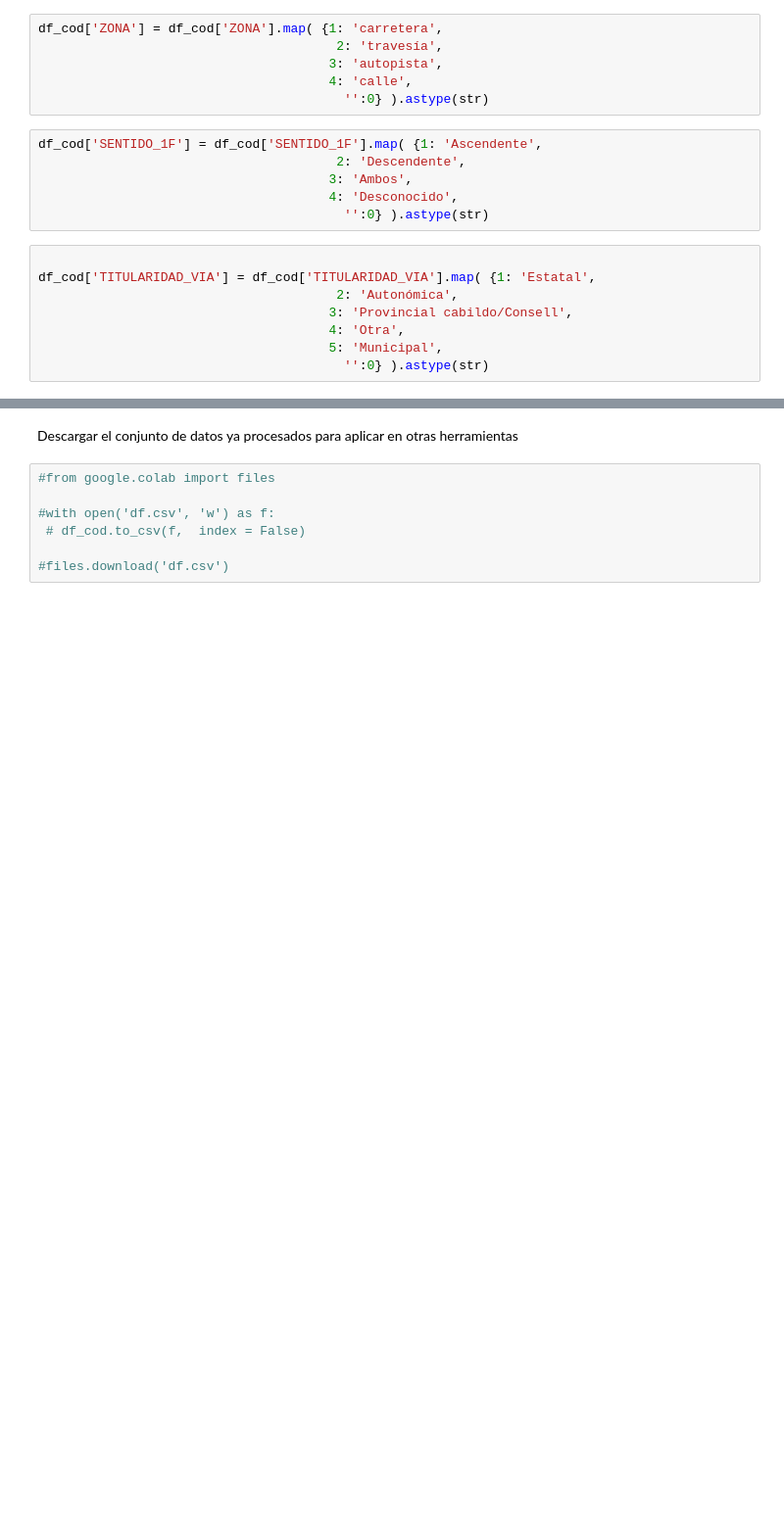
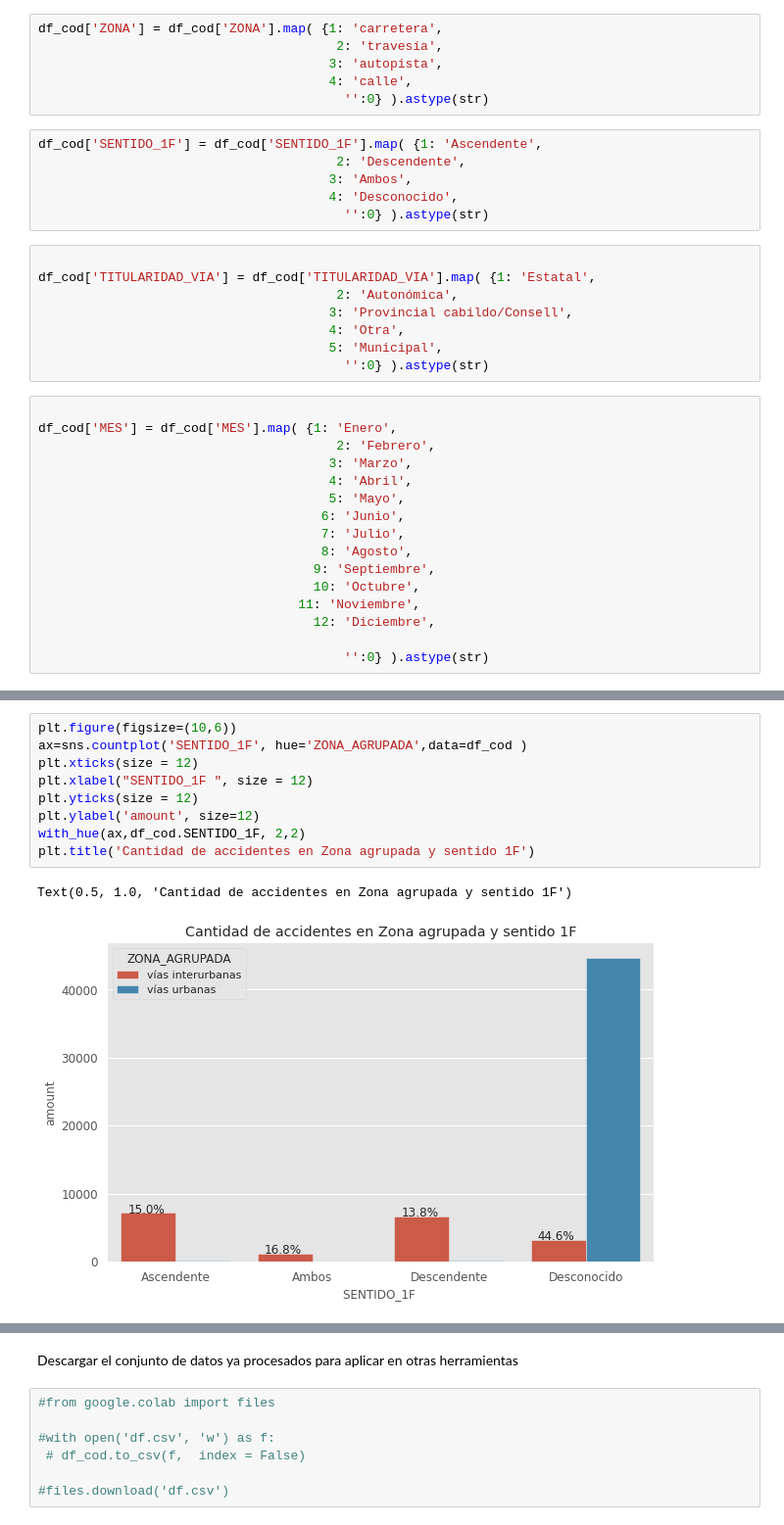
Before and after one commit to Davixino/Trabajo-Final, a Jupyter notebook: Análisis_de_datos.ipynb, the cells around one changed output, grey strips where cells are left out. Shown: that part at 98% size. Drawn from its saved outputs; the diff is of its cells as text; blank space fills up the shorter version.

```diff
--- a/Análisis_de_datos.ipynb
+++ b/Análisis_de_datos.ipynb
@@ -597,3 +578,19 @@ df_cod['TITULARIDAD_VIA'] = df_cod['TITULARIDAD_VIA'].map( {1: 'Estatal',
                                       4: 'Otra',
                                       5: 'Municipal',
                                         '':0} ).astype(str)
+# %%
+
+df_cod['MES'] = df_cod['MES'].map( {1: 'Enero',
+                                       2: 'Febrero',
+                                      3: 'Marzo',
+                                      4: 'Abril',
+                                      5: 'Mayo',
+                                     6: 'Junio',
+                                     7: 'Julio',
+                                     8: 'Agosto',
+                                    9: 'Septiembre',
+                                    10: 'Octubre',
+                                  11: 'Noviembre',
+                                    12: 'Diciembre',
+
+                                        '':0} ).astype(str)
@@ -599,0 +617,12 @@ df_cod['TITULARIDAD_VIA'] = df_cod['TITULARIDAD_VIA'].map( {1: 'Estatal',
+# %%
+plt.figure(figsize=(10,6))
+ax=sns.countplot('SENTIDO_1F', hue='ZONA_AGRUPADA',data=df_cod )
+plt.xticks(size = 12)
+plt.xlabel("SENTIDO_1F ", size = 12)
+plt.yticks(size = 12)
+plt.ylabel('amount', size=12)
+with_hue(ax,df_cod.SENTIDO_1F, 2,2)
+plt.title('Cantidad de accidentes en Zona agrupada y sentido 1F')
+# %% [output]
+Text(0.5, 1.0, 'Cantidad de accidentes en Zona agrupada y sentido 1F')
+[figure, added]
```
Also changed, not shown: parts of 65 cells of this notebook.
